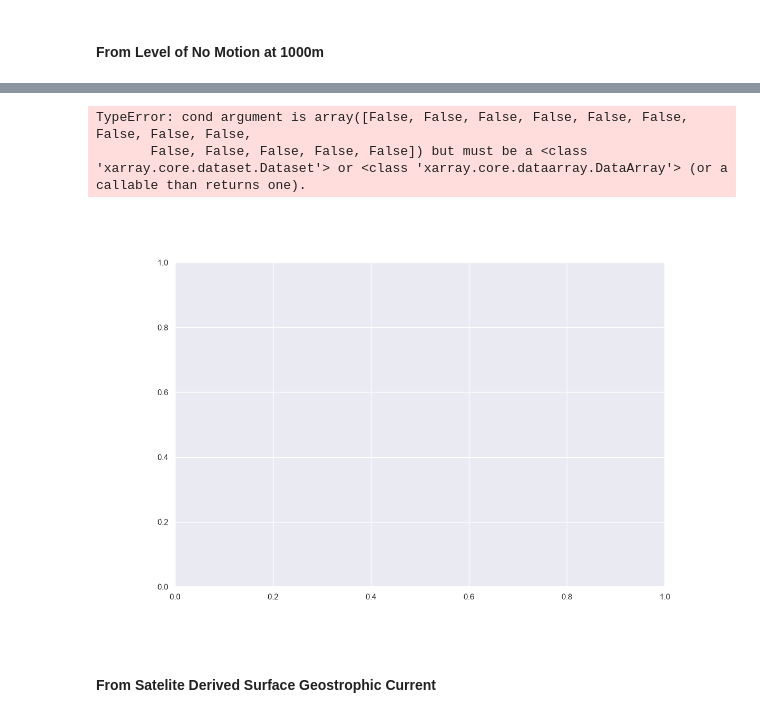
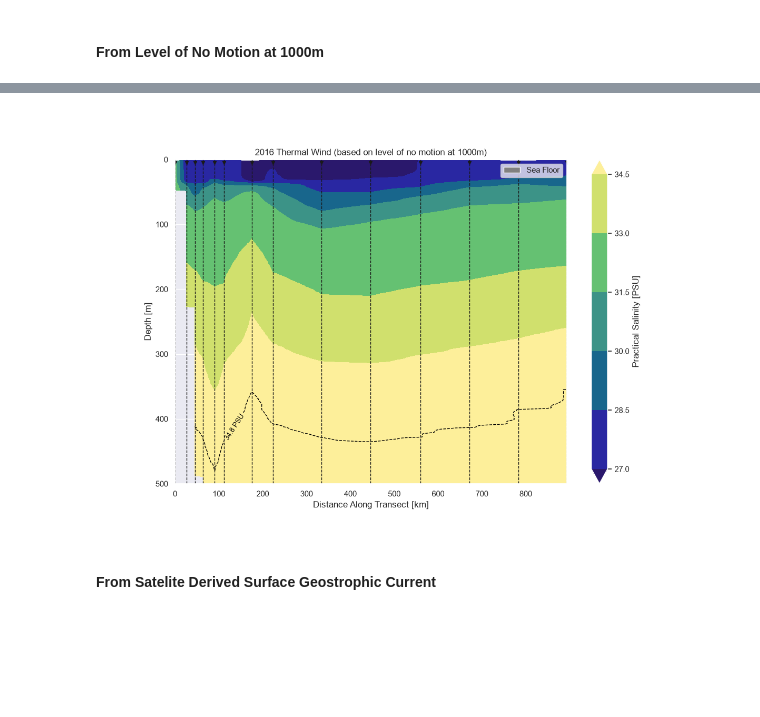
Before and after one commit to ben-sprague/3D-TEA-BAG, a Jupyter notebook: geo_vel.ipynb, the cells around one changed output, grey strips where cells are left out. Saved outputs shown, nothing was run; the diff lists cells and outputs as text; code cells hidden in the pictures; blank space fills up the shorter version.

Commit message:
Plot transport data

```diff
--- a/geo_vel.ipynb
+++ b/geo_vel.ipynb
@@ -38,7 +39,7 @@ import ocean_tools as fod
 from datatools.DOT.DataServer import DataServer
 # %%
 #Define if processing should be done from scratch or preload CTD transects
-process_from_scratch = True
+process_from_scratch = False
 # %% [markdown]
 ### Extract the CTD Transects from the full dataset
 * Read in the data
@@ -254,41 +255,39 @@ year_slider = widgets.IntSlider(
     readout=True,
     readout_format='d'
 )
 
 def plot_lom_transect(change, fig):
     fig.clf()
     ax = fig.add_subplot(1,1,1)
 
     year = change['new']
     transect = e_ns_cruise_transects[year]
 
-    fig, ax = plotter.plot_transect(
+    fig, ax = sectionPlotter.plot_transect(
         transect=transect,
         x = 'distance',
         y = 'depth',
-        data = 'CT',
+        data = 'SP',
         fig = fig,
         ax = ax,
-        cmap = colormaps['seismic'],
+        cmap = cm.haline,
         title = f'{year} Thermal Wind (based on level of no motion at 1000m)',
-        levels = 0.1,
-        bounds = {'top': 0, 'bottom': 1000, 'left': 0, 'right': None}
+        levels = None,
+        bounds = {'top': 0, 'bottom': 500, 'left': 0, 'right': None}
         )
 
 
 year_slider.observe(lambda b: plot_lom_transect(b, fig), names='value')
 
 display(year_slider)
 
 #Run callback on startup
 plot_lom_transect({'new': default_year}, fig,)
 
 plt.show()
 # %% [output]
 [interactive output not drawn]
-TypeError: cond argument is array([False, False, False, False, False, False, False, False, False,
-       False, False, False, False, False]) but must be a <class 'xarray.core.dataset.Dataset'> or <class 'xarray.core.dataarray.DataArray'> (or a callable than returns one).
-[figure, old version]
+[figure, new version]
 # %% [markdown]
 #### From Satelite Derived Surface Geostrophic Current
 # %%
```
Also changed, not shown: parts of 11 cells of this notebook.
